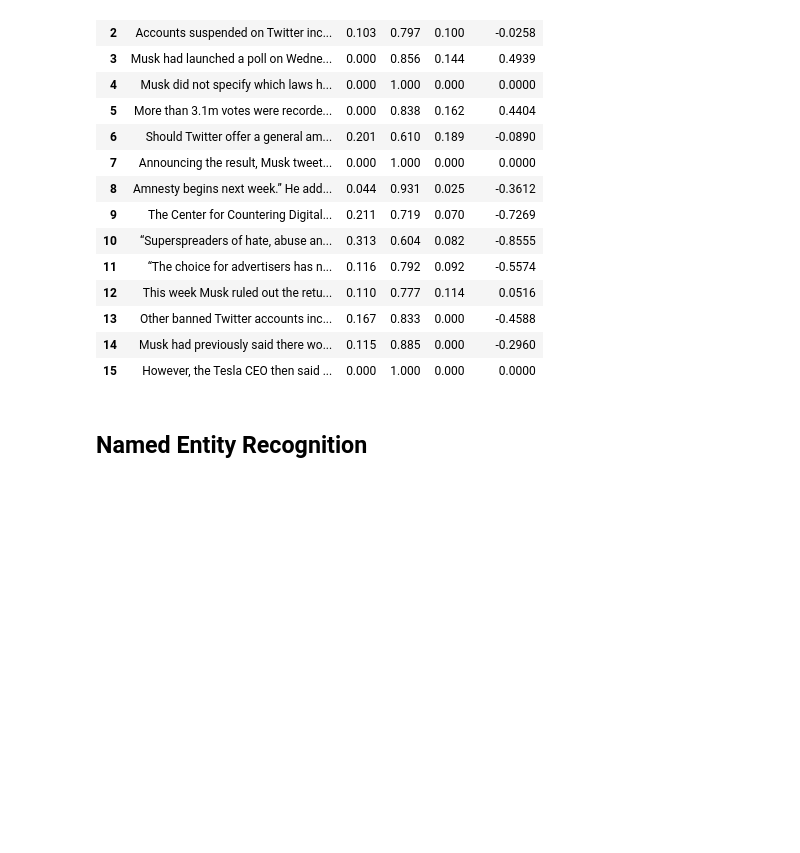
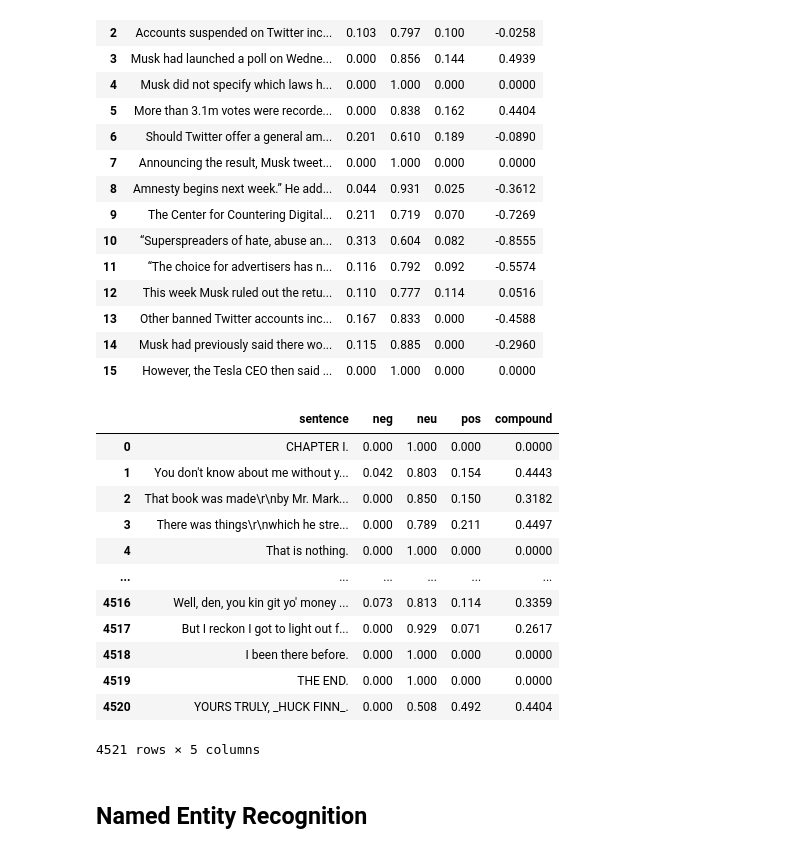
Before and after one commit to kaygun/2022-Fall-381E, a Jupyter notebook: lecture-08.ipynb, the cells around one changed output. Cells and saved outputs as stored; diff of their text form; code cells hidden in the pictures; blank space fills up the shorter version.

```diff
--- a/lecture-08.ipynb
+++ b/lecture-08.ipynb
@@ -485,6 +530,30 @@ pd.DataFrame(res)
 | 13 | Other banned Twitter accounts inc... | 0.167 | 0.833 | 0.000 | -0.4588 |
 | 14 | Musk had previously said there wo... | 0.115 | 0.885 | 0.000 | -0.2960 |
 | 15 | However, the Tesla CEO then said ... | 0.000 | 1.000 | 0.000 | 0.0000 |
+# %%
+sia = SentimentIntensityAnalyzer()
+sentences = sent_tokenize(finn[9762:591195].decode('utf-8'))
+res = []
+for x in sentences:
+    u = {'sentence': x}
+    u.update(sia.polarity_scores(x))
+    res.append(u)
+
+pd.DataFrame(res)
+# %% [output]
+|  | sentence | neg | neu | pos | compound |
+| 0 | CHAPTER I. | 0.000 | 1.000 | 0.000 | 0.0000 |
+| 1 | You don't know about me without y... | 0.042 | 0.803 | 0.154 | 0.4443 |
+| 2 | That book was made\r\nby Mr. Mark... | 0.000 | 0.850 | 0.150 | 0.3182 |
+| 3 | There was things\r\nwhich he stre... | 0.000 | 0.789 | 0.211 | 0.4497 |
+| 4 | That is nothing. | 0.000 | 1.000 | 0.000 | 0.0000 |
+| ... | ... | ... | ... | ... | ... |
+| 4516 | Well, den, you kin git yo' money ... | 0.073 | 0.813 | 0.114 | 0.3359 |
+| 4517 | But I reckon I got to light out f... | 0.000 | 0.929 | 0.071 | 0.2617 |
+| 4518 | I been there before. | 0.000 | 1.000 | 0.000 | 0.0000 |
+| 4519 | THE END. | 0.000 | 1.000 | 0.000 | 0.0000 |
+| 4520 | YOURS TRULY, _HUCK FINN_. | 0.000 | 0.508 | 0.492 | 0.4404 |
+4521 rows × 5 columns
 # %% [markdown]
 ## Named Entity Recognition
 # %%
```
Also changed, not shown: parts of 11 cells of this notebook.
